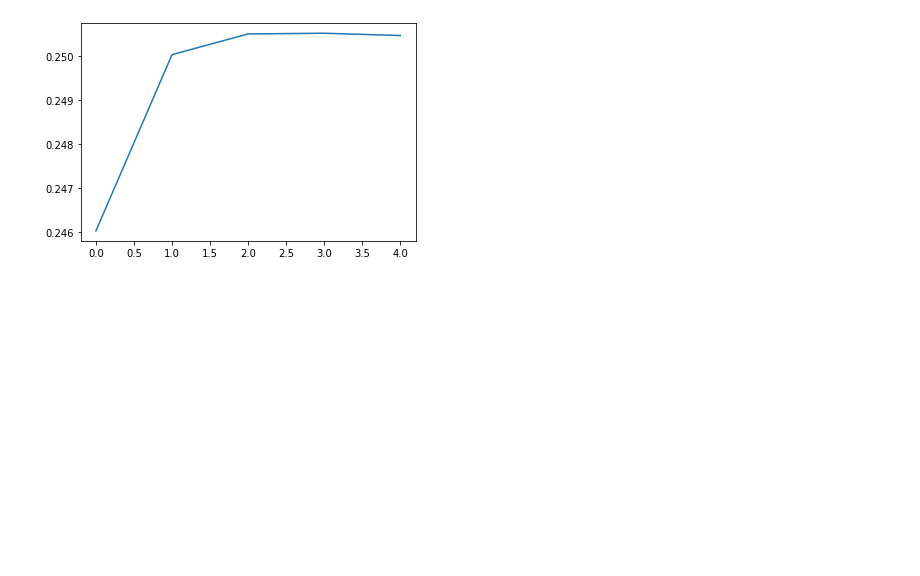
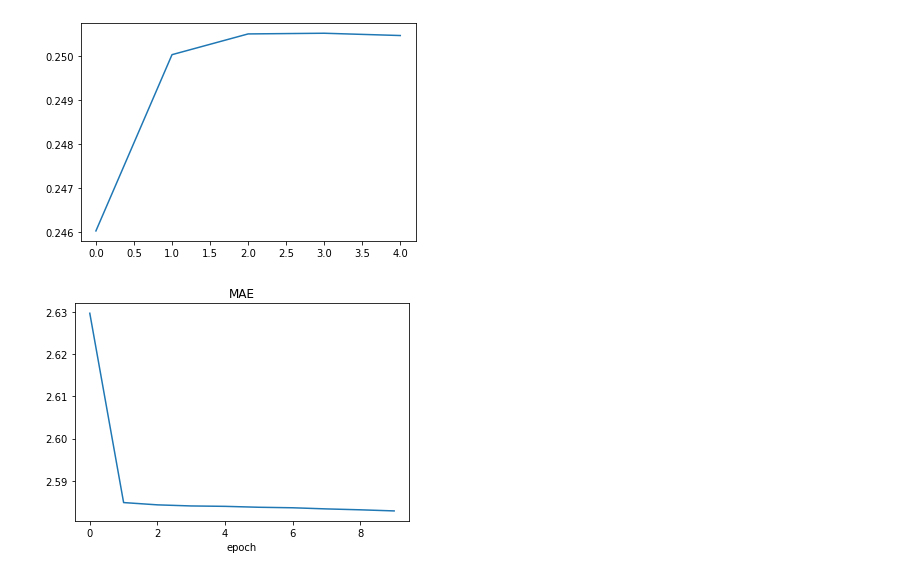
Before and after one commit to Aerospacerr/Recommender-Systems-by-Neural-Network, a Jupyter notebook: NN_Recommender_System.ipynb, the cells around one changed output. Saved outputs shown, nothing was run; the diff lists cells and outputs as text; code cells hidden in the pictures; blank space fills up the shorter version.

```diff
--- a/NN_Recommender_System.ipynb
+++ b/NN_Recommender_System.ipynb
@@ -485,3 +489,11 @@ pyplot.plot(history3.history['accuracy'])
 pyplot.show()
 # %% [output]
 [figure]
+# %%
+from matplotlib import pyplot
+pyplot.plot(history2.history['mae'])
+plt.title("MAE")
+plt.xlabel("epoch")
+pyplot.show()
+# %% [output]
+[figure, added]
```
Also changed, not shown: parts of 8 cells of this notebook.
